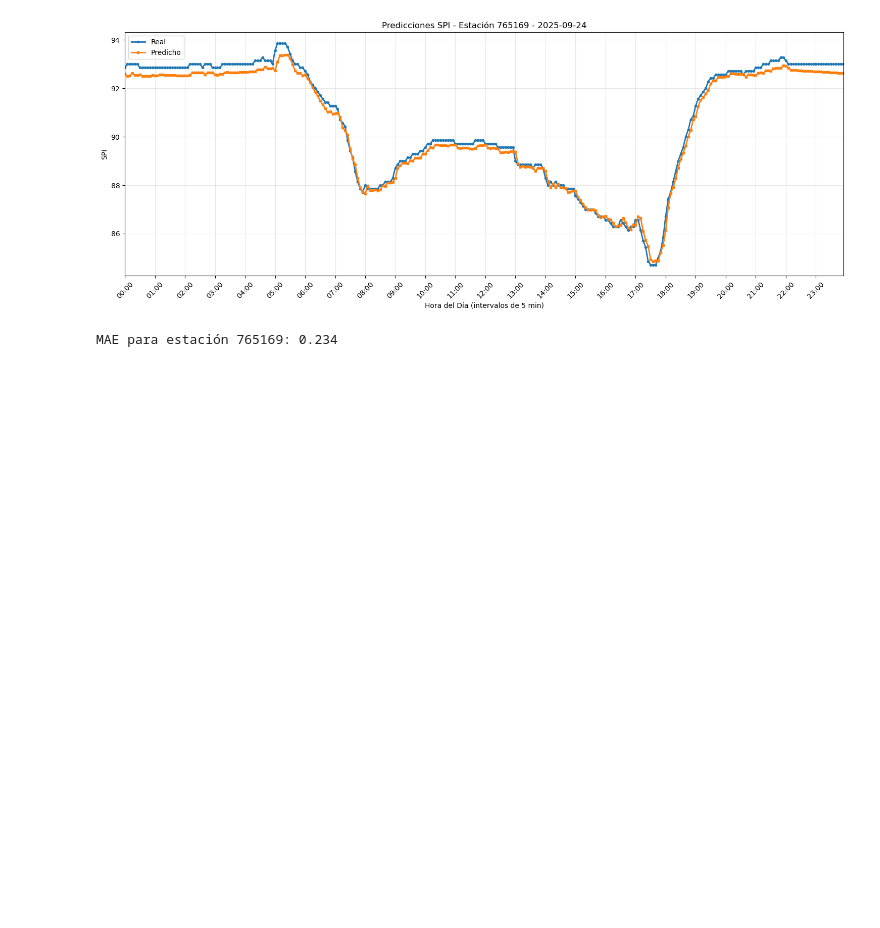
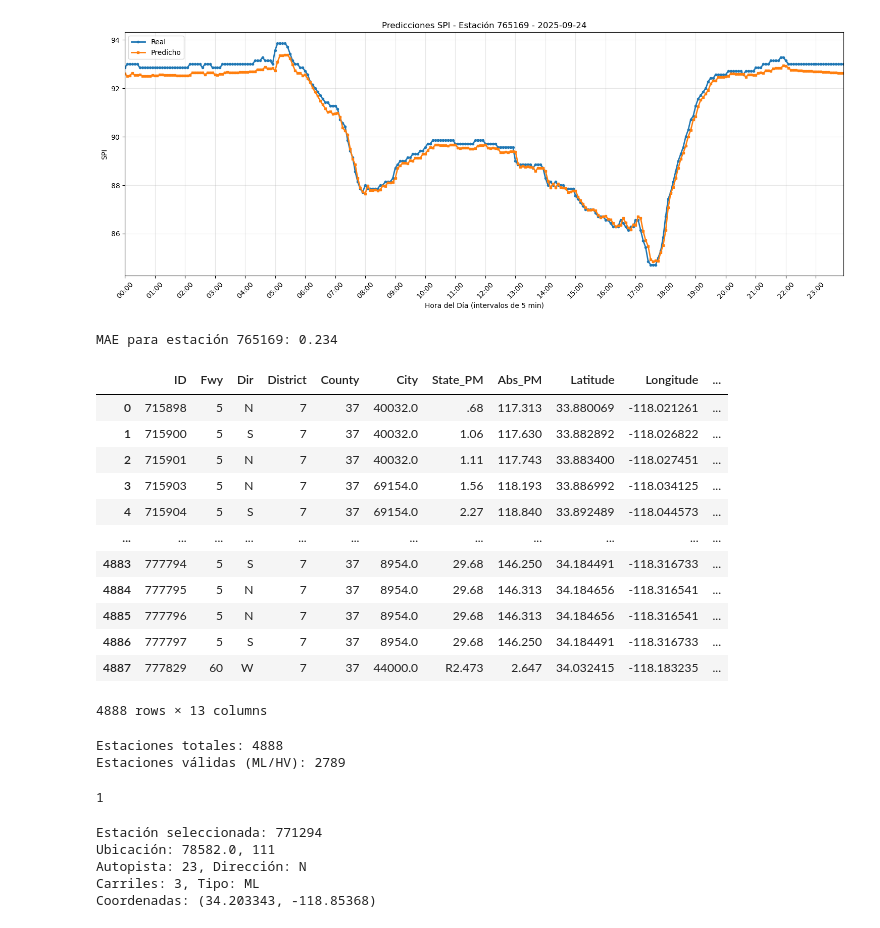
Before and after one commit to KiwiGin/traffic_proyect_g1_california, a Jupyter notebook: notebook.ipynb, the cells around one changed output. Saved outputs shown, nothing was run; the diff lists cells and outputs as text; code cells hidden in the pictures; blank space fills up the shorter version.

```diff
--- a/notebook.ipynb
+++ b/notebook.ipynb
@@ -1144,0 +1318,31 @@ MAE para estación 765169: 0.234
+# %%
+import random
+
+# Cargar metadata de estaciones
+df_stations_necesario = pd.read_pickle('df_stations_necesario.pkl')
+df_stations_necesario
+# %% [output]
+|  | ID | Fwy | Dir | District | County | City | State_PM | Abs_PM | Latitude | Longitude | ... |
+| 0 | 715898 | 5 | N | 7 | 37 | 40032.0 | .68 | 117.313 | 33.880069 | -118.021261 | ... |
+| 1 | 715900 | 5 | S | 7 | 37 | 40032.0 | 1.06 | 117.630 | 33.882892 | -118.026822 | ... |
+| 2 | 715901 | 5 | N | 7 | 37 | 40032.0 | 1.11 | 117.743 | 33.883400 | -118.027451 | ... |
+| 3 | 715903 | 5 | N | 7 | 37 | 69154.0 | 1.56 | 118.193 | 33.886992 | -118.034125 | ... |
+| 4 | 715904 | 5 | S | 7 | 37 | 69154.0 | 2.27 | 118.840 | 33.892489 | -118.044573 | ... |
+| ... | ... | ... | ... | ... | ... | ... | ... | ... | ... | ... | ... |
+| 4883 | 777794 | 5 | S | 7 | 37 | 8954.0 | 29.68 | 146.250 | 34.184491 | -118.316733 | ... |
+| 4884 | 777795 | 5 | N | 7 | 37 | 8954.0 | 29.68 | 146.313 | 34.184656 | -118.316541 | ... |
+| 4885 | 777796 | 5 | N | 7 | 37 | 8954.0 | 29.68 | 146.313 | 34.184656 | -118.316541 | ... |
+| 4886 | 777797 | 5 | S | 7 | 37 | 8954.0 | 29.68 | 146.250 | 34.184491 | -118.316733 | ... |
+| 4887 | 777829 | 60 | W | 7 | 37 | 44000.0 | R2.473 | 2.647 | 34.032415 | -118.183235 | ... |
+4888 rows × 13 columns
+# %%
+# Filtrar solo estaciones válidas
+df_stations_validas = df_stations_necesario[
+    df_stations_necesario['Type'].isin(['ML', 'HV'])
+]
+
+print(f"Estaciones totales: {len(df_stations_necesario)}")
+print(f"Estaciones válidas (ML/HV): {len(df_stations_validas)}")
+# %% [output]
+Estaciones totales: 4888
+Estaciones válidas (ML/HV): 2789
@@ -1144,0 +1357,19 @@ MAE para estación 765169: 0.234
+# %%
+# Mapeo de lane_type a código
+lane_type_map = {'ML': 1, 'HV': 0}
+lane_type_encoded = lane_type_map.get(lane_type, 1)
+lane_type_encoded
+# %% [output]
+1
+# %%
+print(f"Estación seleccionada: {station_id}")
+print(f"Ubicación: {estacion_random['City']}, {estacion_random['County']}")
+print(f"Autopista: {estacion_random['Fwy']}, Dirección: {estacion_random['Dir']}")
+print(f"Carriles: {lanes}, Tipo: {lane_type}")
+print(f"Coordenadas: ({estacion_random['Latitude']}, {estacion_random['Longitude']})")
+# %% [output]
+Estación seleccionada: 771294
+Ubicación: 78582.0, 111
+Autopista: 23, Dirección: N
+Carriles: 3, Tipo: ML
+Coordenadas: (34.203343, -118.85368)
```
Also changed, not shown: parts of 14 cells of this notebook, 2 other files.
